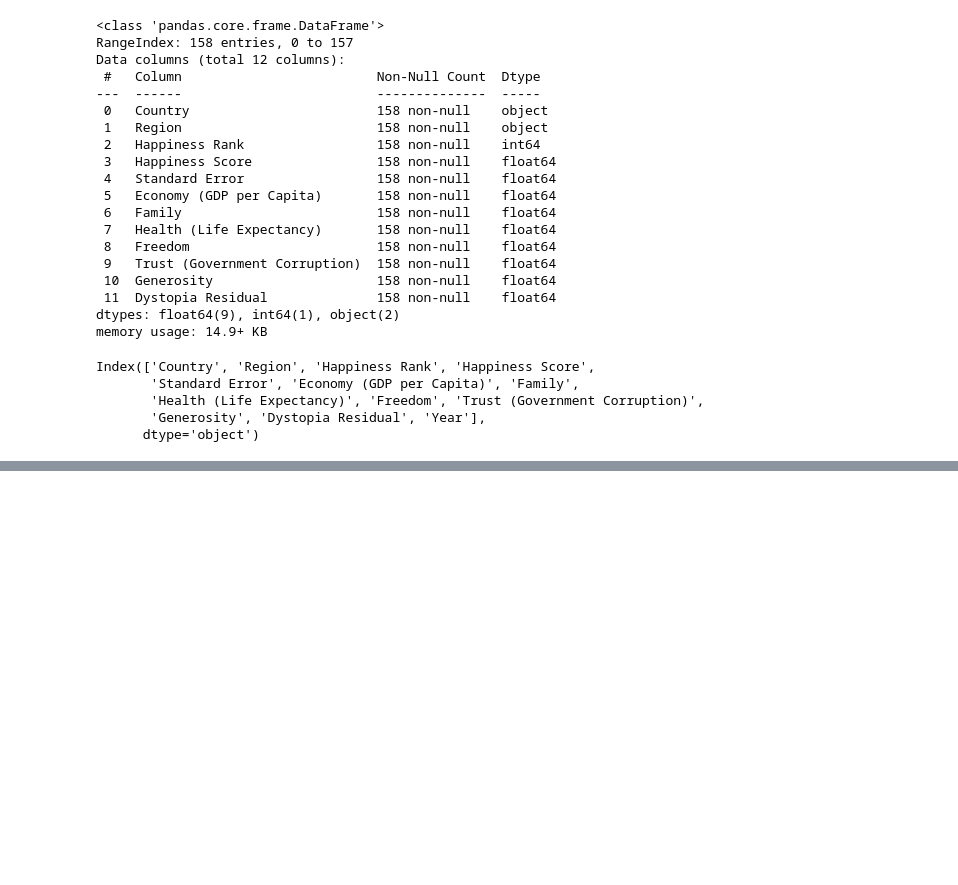
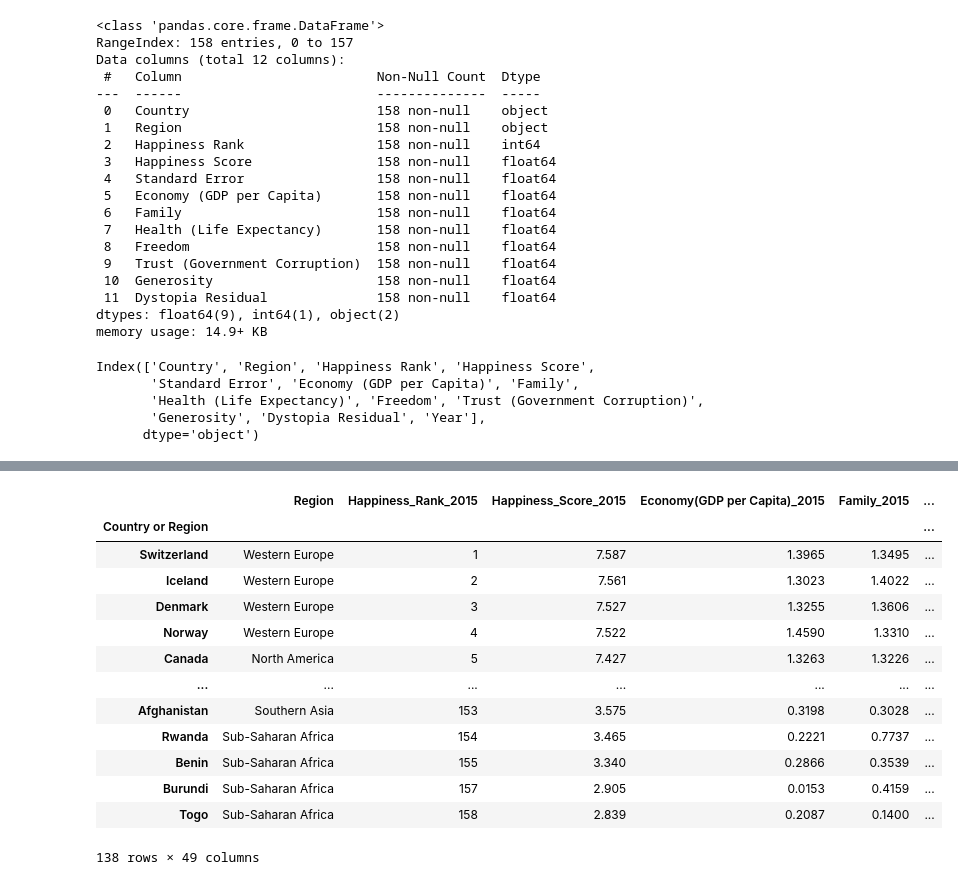
Before and after one commit to benwbarr/ETL-Project, a Jupyter notebook: Resources/Project2Data.ipynb, the cells around one changed output, grey strips where cells are left out. Saved outputs shown, nothing was run; the diff lists cells and outputs as text; code cells hidden in the pictures; blank space fills up the shorter version.

```diff
--- a/Resources/Project2Data.ipynb
+++ b/Resources/Project2Data.ipynb
@@ -177,0 +305,2 @@ h_2019['Dystopia Residual'] = round(h_2019['Dystopia Residual'],4)
+# %%
+h_2018.drop(['Year'], axis=1, inplace=True)
@@ -177,0 +350,5 @@ h_2019['Dystopia Residual'] = round(h_2019['Dystopia Residual'],4)
+# %%
+h_2019.drop(['Year'], axis=1, inplace=True)
+
+
+h_2019
@@ -262,10 +446,13 @@ h_2020
 # %%
-first_df = pd.merge(h_2015,h_2016, on=['Country'])
+first_df = pd.merge(h_2015,h_2016, on=['Country or Region'])
 
-second_df = pd.merge(first_df,h_2017, on=['Country'])
+second_df = pd.merge(first_df,h_2017, on=['Country or Region'])
 
-third_df = pd.merge(second_df, h_2018, on=['Country'])
+third_df = pd.merge(second_df, h_2018, on=['Country or Region'])
 
-fourth_df = pd.merge(third_df, h_2019, on=['Country'])
+fourth_df = pd.merge(third_df, h_2019, on=['Country or Region'])
 
-fifth_df = pd.merge(fourth_df, h_2020, on=['Country'])
+fifth_df = pd.merge(fourth_df, h_2020, on=['Country or Region'])
+
+
+fifth_df
@@ -273,0 +518,42 @@ fifth_df.to_csv('Project2/final.csv')
+# %%
+life_df = fifth_df[['Country or Region', 'Region', 'Happiness_Rank_2015',
+       'Happiness_Score_2015','Economy(GDP per Capita)_2015', 'Family_2015',
+       'Health_(Life_Expectancy)_2015', 'Freedom_2015',
+       'Trust(Government_Corruption)_2015', 'Generosity_2015',
+       'Dystopia_Residual_2015', 'Happiness_Rank_2016', 'Happiness_Score_2016','Family_2016',
+       'Health_(Life_Expectancy)_2016', 'Freedom_2016',
+       'Trust(Government_Corruption)_2016', 'Generosity_2016',
+       'Dystopia_Residual_2016', 'Happiness_Rank_2017', 'Happiness_Score_2017','Family_2017',
+       'Health_(Life Expectancy)_2017', 'Freedom_2017', 'Generosity_2017',
+       'Trust_(Government_Corruption)_2017', 'Dystopia_Residual_2017',
+       'Happiness Rank_2018', 'Happiness_Score_2018',
+       'Economy(GDP_per_Capita)_2018', 'Family_2018',
+       'Healthy life expectancy_x', 'Freedom_2018', 'Generosity_2018',
+       'Trust_(Government_Corruption)_2018', 'Happiness Rank_2019',
+       'Happiness_Score_2019','Family_2019',
+       'Health_(Life Expectancy)_2019', 'Freedom_2019', 'Generosity_2019',
+       'Trust_(Government_Corruption)_2019', 'Happiness_Score_2020',
+       'Economy(GDP_per_Capita)_2020', 'Family_2020',
+       'Healthy life expectancy_y', 'Freedom_2020', 'Generosity_2020',
+       'Trust_(Government_Corruption)_2020', 'Dystopia_Residual_2020']]
+
+life_df = pd.DataFrame(life_df)
+
+life_df = life_df.set_index('Country or Region')
+
+life_df
+# %% [output]
+|  | Region | Happiness_Rank_2015 | Happiness_Score_2015 | Economy(GDP per Capita)_2015 | Family_2015 | ... |
+| Country or Region |  |  |  |  |  | ... |
+| Switzerland | Western Europe | 1 | 7.587 | 1.3965 | 1.3495 | ... |
+| Iceland | Western Europe | 2 | 7.561 | 1.3023 | 1.4022 | ... |
+| Denmark | Western Europe | 3 | 7.527 | 1.3255 | 1.3606 | ... |
+| Norway | Western Europe | 4 | 7.522 | 1.4590 | 1.3310 | ... |
+| Canada | North America | 5 | 7.427 | 1.3263 | 1.3226 | ... |
+| ... | ... | ... | ... | ... | ... | ... |
+| Afghanistan | Southern Asia | 153 | 3.575 | 0.3198 | 0.3028 | ... |
+| Rwanda | Sub-Saharan Africa | 154 | 3.465 | 0.2221 | 0.7737 | ... |
+| Benin | Sub-Saharan Africa | 155 | 3.340 | 0.2866 | 0.3539 | ... |
+| Burundi | Sub-Saharan Africa | 157 | 2.905 | 0.0153 | 0.4159 | ... |
+| Togo | Sub-Saharan Africa | 158 | 2.839 | 0.2087 | 0.1400 | ... |
+138 rows × 49 columns
```
Also changed, not shown: parts of 34 cells of this notebook.
